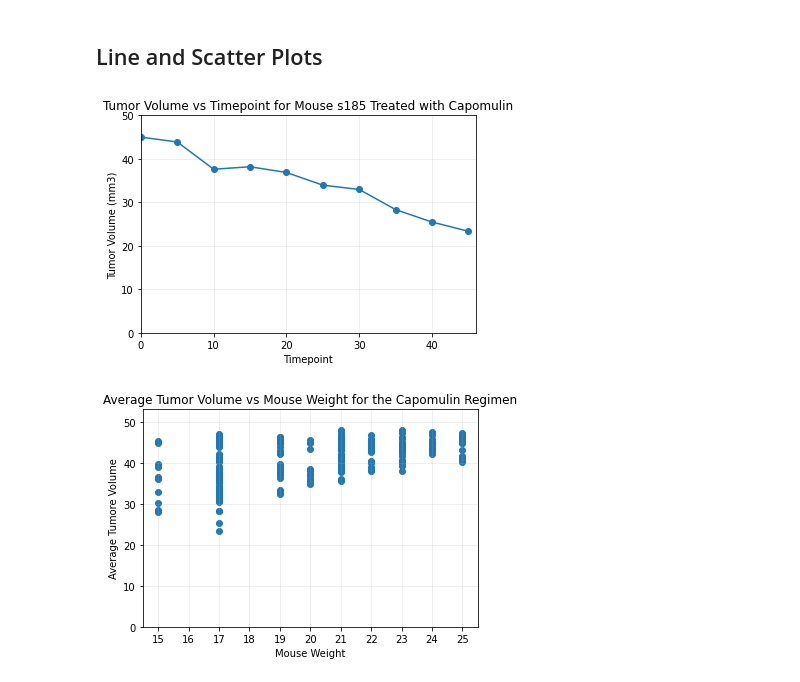
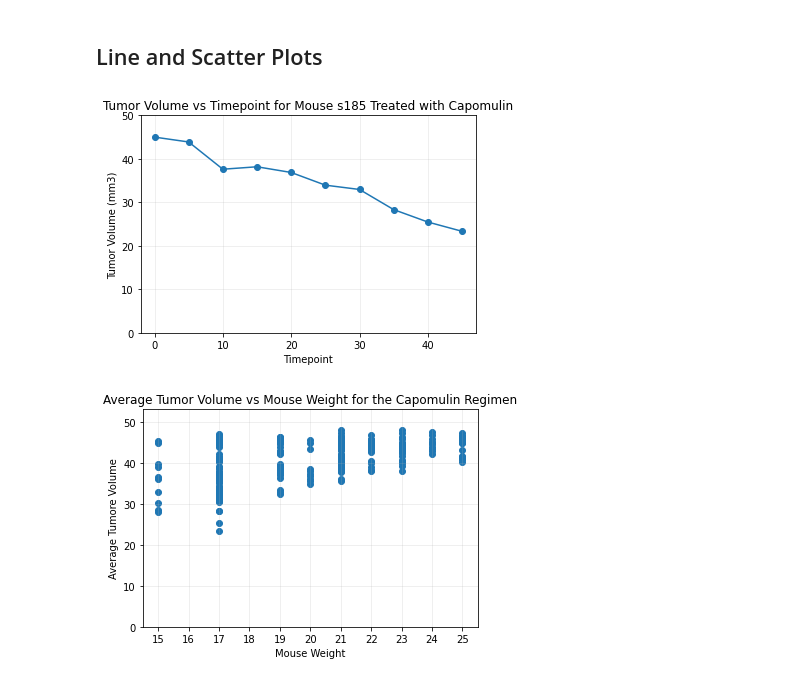
Before and after one commit to NHoyer95/matplotlib-challenge, a Jupyter notebook: Pymaceuticals/main.ipynb, the cells around one changed output. Drawn from its saved outputs; the diff is of its cells as text; code cells hidden in the pictures.

```diff
--- a/Pymaceuticals/main.ipynb
+++ b/Pymaceuticals/main.ipynb
@@ -266,21 +275,21 @@ plt.show()
 ## Line and Scatter Plots
 # %%
 # Generate a line plot of tumor volume vs. time point for a mouse treated with Capomulin
-capomulin_mouse = mouse_data.loc[mouse_data['Drug Regimen'] == 'Capomulin']
+capomulin_mouse = mouse_data.loc[mouse_data["Drug Regimen"] == "Capomulin"]
 
 # Mouse that was treated with Capomulin
 treated_mouse = "s185"
 selected_mouse = capomulin_mouse.loc[capomulin_mouse["Mouse ID"] == treated_mouse]
 
-plt.plot(selected_mouse['Timepoint'], selected_mouse['Tumor Volume (mm3)'], marker='o')
+plt.plot(selected_mouse["Timepoint"], selected_mouse["Tumor Volume (mm3)"], marker="o")
 plt.grid(alpha=.25)
-plt.xlim(0, max(selected_mouse["Timepoint"]) + 1)
+plt.xlim(-2, max(selected_mouse["Timepoint"]) + 2)
 plt.ylim(0, max(selected_mouse["Tumor Volume (mm3)"]) + 5)
 plt.title(f"Tumor Volume vs Timepoint for Mouse {treated_mouse} Treated with Capomulin")
 plt.xlabel("Timepoint")
 plt.ylabel("Tumor Volume (mm3)")
 plt.show()
 # %% [output]
-[figure, old version]
+[figure, new version]
 # %%
 # Generate a scatter plot of average tumor volume vs. mouse weight for the Capomulin regimen
```
Also changed, not shown: parts of 12 cells of this notebook.
